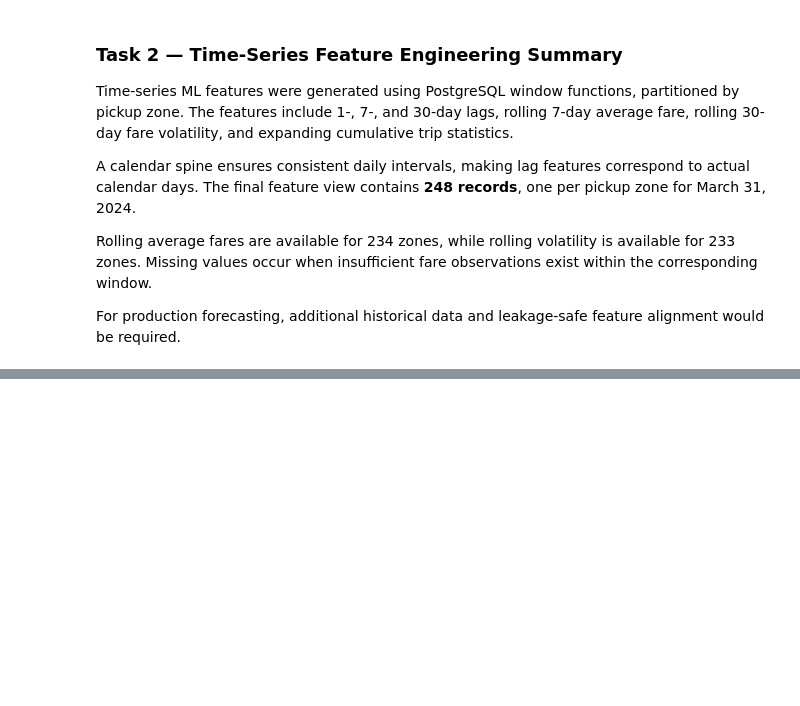
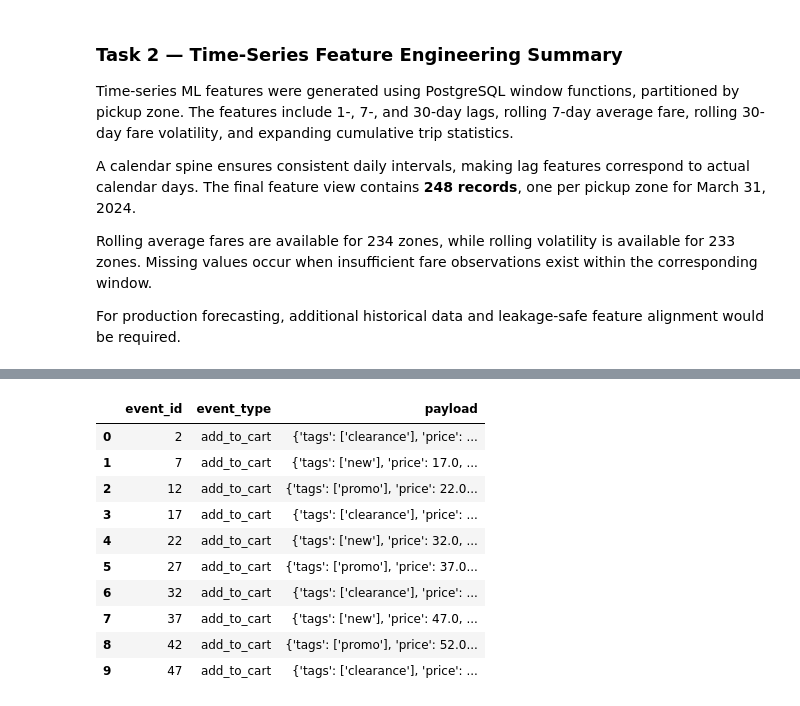
Before and after one commit to BorysZhyhalo/goit-rdb-hw-07, a Jupyter notebook: hw_07_rdb.ipynb, the cells around one changed output, grey strips where cells are left out. Cells and saved outputs as stored; diff of their text form; code cells hidden in the pictures; blank space fills up the shorter version.

```diff
--- a/hw_07_rdb.ipynb
+++ b/hw_07_rdb.ipynb
@@ -436,0 +572,23 @@ For production forecasting, additional historical data and leakage-safe feature
+# %%
+# Checking events `add_to_cart` , in which we have `tags`
+display(pd.read_sql("""
+    SELECT
+        event_id,
+        event_type,
+        payload
+    FROM t7_hw_events
+    WHERE payload ? 'tags'
+    LIMIT 10;
+""", engine))
+# %% [output]
+|  | event_id | event_type | payload |
+| 0 | 2 | add_to_cart | {'tags': ['clearance'], 'price': ... |
+| 1 | 7 | add_to_cart | {'tags': ['new'], 'price': 17.0, ... |
+| 2 | 12 | add_to_cart | {'tags': ['promo'], 'price': 22.0... |
+| 3 | 17 | add_to_cart | {'tags': ['clearance'], 'price': ... |
+| 4 | 22 | add_to_cart | {'tags': ['new'], 'price': 32.0, ... |
+| 5 | 27 | add_to_cart | {'tags': ['promo'], 'price': 37.0... |
+| 6 | 32 | add_to_cart | {'tags': ['clearance'], 'price': ... |
+| 7 | 37 | add_to_cart | {'tags': ['new'], 'price': 47.0, ... |
+| 8 | 42 | add_to_cart | {'tags': ['promo'], 'price': 52.0... |
+| 9 | 47 | add_to_cart | {'tags': ['clearance'], 'price': ... |
```
Also changed, not shown: parts of 9 cells of this notebook.
